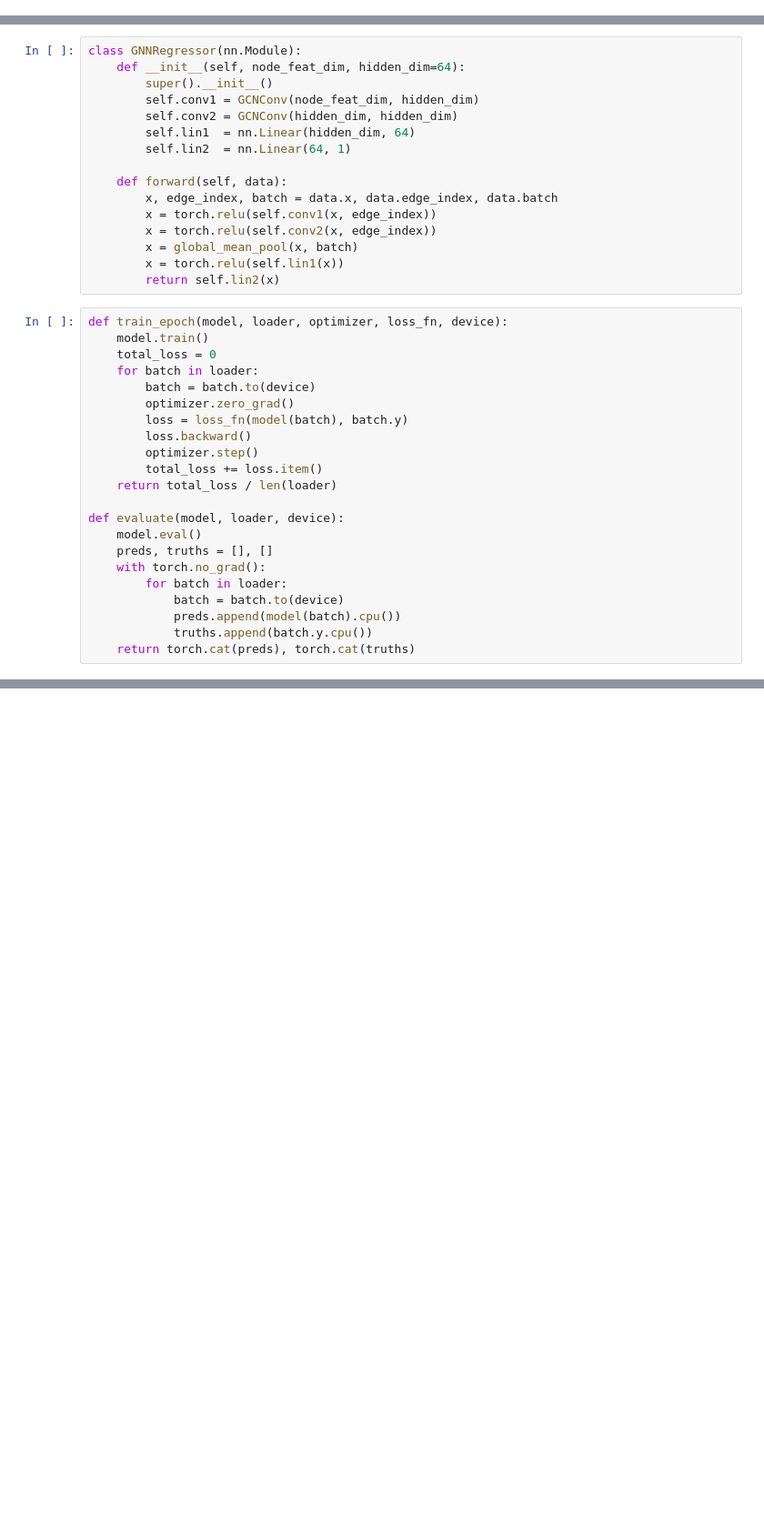
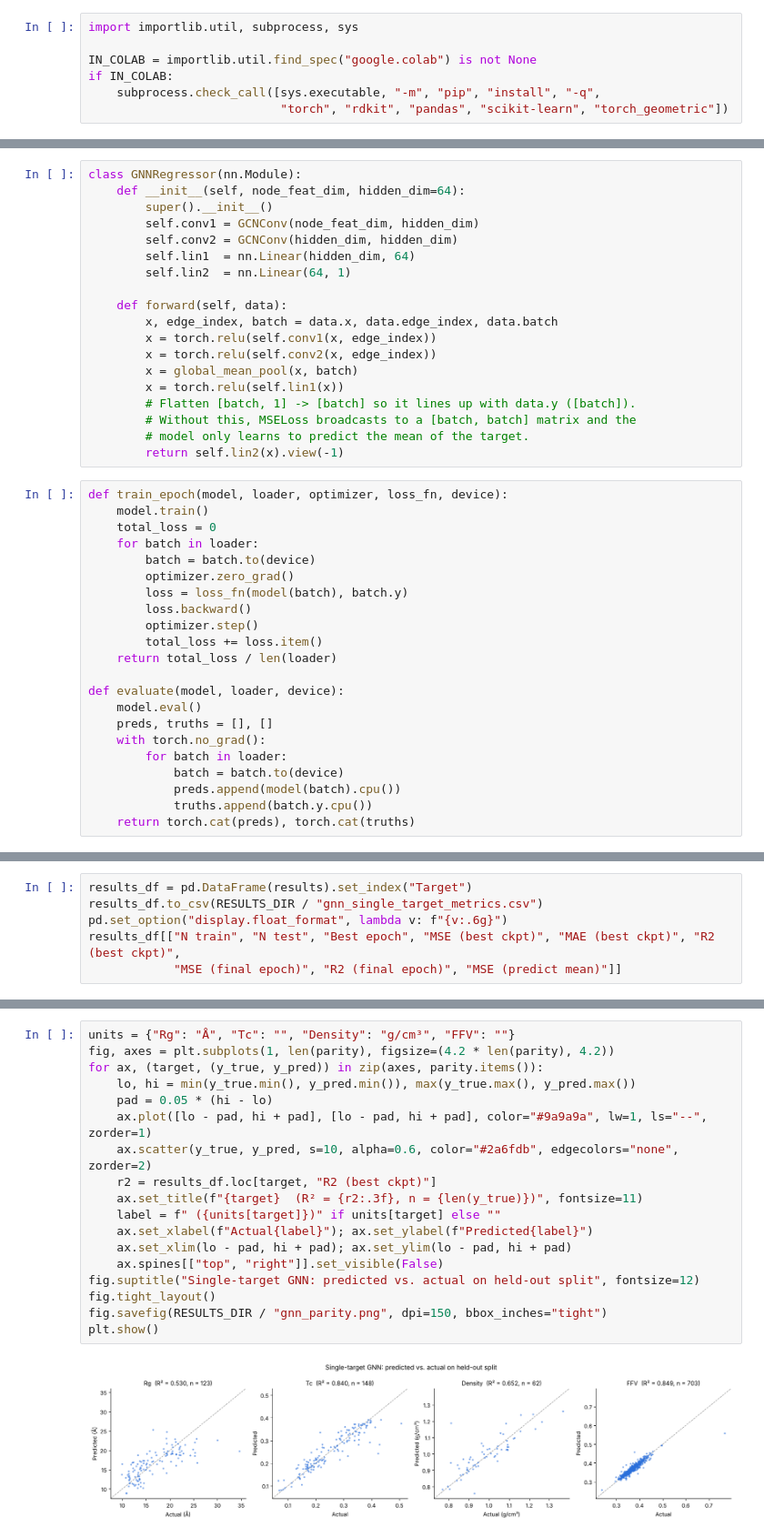
Before and after one commit to IshaanParikh/Polymer-prediction, a Jupyter notebook: GNN_Polymer_Prediction_All.ipynb, the cells around one changed output, grey strips where cells are left out. Shown at 91% size. Drawn from its saved outputs; the diff is of its cells as text; blank space fills up the shorter version.

```diff
--- a/GNN_Polymer_Prediction_All.ipynb
+++ b/GNN_Polymer_Prediction_All.ipynb
@@ -5,0 +6,7 @@ drive.mount('/content/drive')
+# %%
+import importlib.util, subprocess, sys
+
+IN_COLAB = importlib.util.find_spec("google.colab") is not None
+if IN_COLAB:
+    subprocess.check_call([sys.executable, "-m", "pip", "install", "-q",
+                           "torch", "rdkit", "pandas", "scikit-learn", "torch_geometric"])
@@ -57,7 +97,10 @@ class GNNRegressor(nn.Module):
         x = torch.relu(self.conv2(x, edge_index))
         x = global_mean_pool(x, batch)
         x = torch.relu(self.lin1(x))
-        return self.lin2(x)
+        # Flatten [batch, 1] -> [batch] so it lines up with data.y ([batch]).
+        # Without this, MSELoss broadcasts to a [batch, batch] matrix and the
+        # model only learns to predict the mean of the target.
+        return self.lin2(x).view(-1)
 # %%
 def train_epoch(model, loader, optimizer, loss_fn, device):
     model.train()
@@ -131,0 +222,6 @@ Training GNN for: {target}
+# %%
+results_df = pd.DataFrame(results).set_index("Target")
+results_df.to_csv(RESULTS_DIR / "gnn_single_target_metrics.csv")
+pd.set_option("display.float_format", lambda v: f"{v:.6g}")
+results_df[["N train", "N test", "Best epoch", "MSE (best ckpt)", "MAE (best ckpt)", "R2 (best ckpt)",
+            "MSE (final epoch)", "R2 (final epoch)", "MSE (predict mean)"]]
@@ -131,0 +235,20 @@ Training GNN for: {target}
+# %%
+units = {"Rg": "Å", "Tc": "", "Density": "g/cm³", "FFV": ""}
+fig, axes = plt.subplots(1, len(parity), figsize=(4.2 * len(parity), 4.2))
+for ax, (target, (y_true, y_pred)) in zip(axes, parity.items()):
+    lo, hi = min(y_true.min(), y_pred.min()), max(y_true.max(), y_pred.max())
+    pad = 0.05 * (hi - lo)
+    ax.plot([lo - pad, hi + pad], [lo - pad, hi + pad], color="#9a9a9a", lw=1, ls="--", zorder=1)
+    ax.scatter(y_true, y_pred, s=10, alpha=0.6, color="#2a6fdb", edgecolors="none", zorder=2)
+    r2 = results_df.loc[target, "R2 (best ckpt)"]
+    ax.set_title(f"{target}  (R² = {r2:.3f}, n = {len(y_true)})", fontsize=11)
+    label = f" ({units[target]})" if units[target] else ""
+    ax.set_xlabel(f"Actual{label}"); ax.set_ylabel(f"Predicted{label}")
+    ax.set_xlim(lo - pad, hi + pad); ax.set_ylim(lo - pad, hi + pad)
+    ax.spines[["top", "right"]].set_visible(False)
+fig.suptitle("Single-target GNN: predicted vs. actual on held-out split", fontsize=12)
+fig.tight_layout()
+fig.savefig(RESULTS_DIR / "gnn_parity.png", dpi=150, bbox_inches="tight")
+plt.show()
+# %% [output]
+[figure, added]
```
Also changed, not shown: parts of 8 cells of this notebook, 13 other files.
